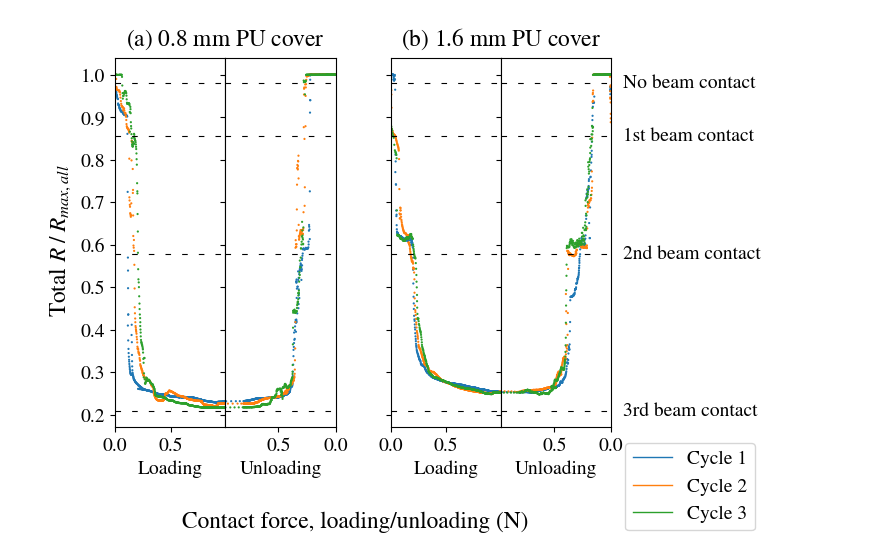
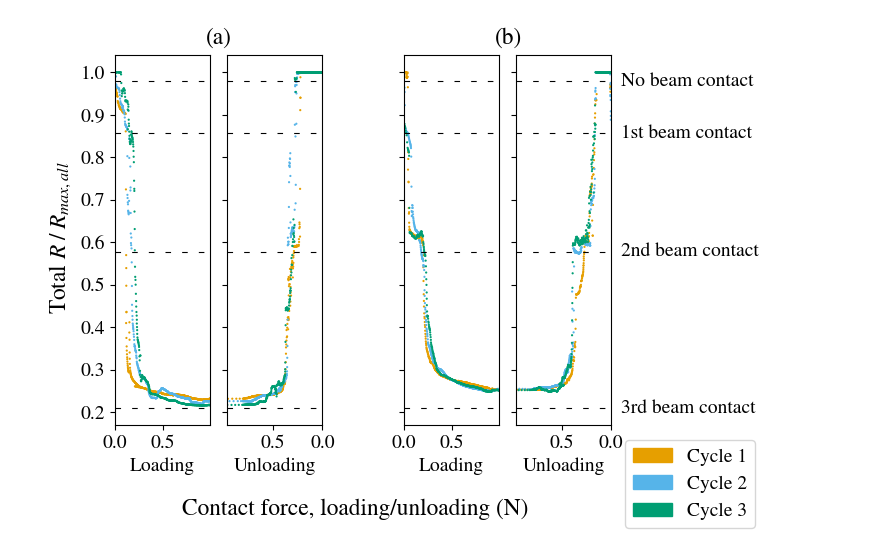
Before and after one commit to lrizvi/exported, a Jupyter notebook: plots/20_3beam_demo/20_3beam_demo.ipynb, the cells around one changed output. Saved outputs shown, nothing was run; the diff lists cells and outputs as text; code cells hidden in the pictures.

Commit message:
plot fixes

```diff
--- a/plots/20_3beam_demo/20_3beam_demo.ipynb
+++ b/plots/20_3beam_demo/20_3beam_demo.ipynb
@@ -4,7 +4,6 @@ import math, itertools, numpy as np, pandas as pd, pint_pandas, matplotlib as mp
 
 ureg    = pint_pandas.PintType.ureg # Consistent ureg between pint_pandas and declared values
 dtime_t = pd.to_timedelta(1, unit='s') # Multiplication/division converts deltatime values to float64 and vise-versa.
-palette = plt.rcParams['axes.prop_cycle'].by_key()['color'] # Pyplot standard color palette
 
 class dotdict(dict):
     '''dot.notation access to dictionary attributes'''
@@ -89,12 +88,12 @@ data  = [
     dotdict(
         mec_csv = '4.mec.3#2_thin 1N 2mms 0 2.csv',
         dmm_csv = '4.dmm.csv',
-        label   = '$0.8$ mm PU cover', # 'Device 3#2, flat, thin',
+        label   = '$0.8$ mm PU Cover', # 'Device 3#2, flat, thin',
     ),
     dotdict(
         mec_csv = '2.mec.3#2_flat 1N 2mms 0 2.csv',
         dmm_csv = '2.dmm.csv',
-        label   = '$1.6$ mm PU cover', # 'Device 3#2, flat',
+        label   = '$1.6$ mm PU Cover', # 'Device 3#2, flat',
     ),
 ]
 
@@ -129,6 +128,18 @@ for dat in data:
 mpl.rcParams['font.size']        = 14
 mpl.rcParams['font.family']      = 'STIXGeneral'
 mpl.rcParams['mathtext.fontset'] = 'stix'
+
+# palette = plt.rcParams['axes.prop_cycle'].by_key()['color']
+# Wong 2011 color blind accessible palette
+palette = [
+    '#E69F00',
+    '#56B4E9',
+    '#009E73',
+    # '#F0E442',
+    '#0072B2',
+    '#D55E00',
+    '#CC79A7',
+]
 
 fig, axes = plt.subplots(
     ncols=3 * len(data) - 1,
@@ -146,35 +157,35 @@ rexp = [
     (170.6 / rmax, '1st beam contact'),
     (115.2 / rmax, '2nd beam contact'),
     (041.8 / rmax, '3rd beam contact'),
 ]
 for r, label in rexp:
     for ax in axes:
         ax.axhline(r, color='black', lw=0.8, dashes=[5, 10])
     axes[-1].text(-0.1, r, label, verticalalignment='center')
 
 for dat, i in zip(data, itertools.count()):
     for loading, df in dat.dfdq.dropna().groupby('Loading'):
         for cycle, dff in df.groupby('Cycle'):
             ax = axes[loading + i * 3]
             ax.scatter(dff.Force, dff.ResNorm, marker='.', c=palette[cycle], edgecolor='none', s=10)
             ax.set_xlim(xmin=np.floor(dff.Force.min()), xmax=dff.Force.max())
 
             ax.set_xlabel('Loading')
             if loading:
                 ax.invert_xaxis()
-                ax.set_title(f'({chr(ord("a") + i)}) {dat.label}', x=0, y=1.01)
+                # ax.set_title(f'({chr(ord("a") + i)}) {dat.label}', x=0, y=1.01)
+                ax.set_title(f'({chr(ord("a") + i)})', x=-0.085, y=1.01)
                 ax.set_xlabel('Unloading')
 
 # fig.suptitle('Demonstrator response, device 3#2\n3 beams, 7.5 to 10 mm length, varied encapsulation')
-fig.supxlabel('Contact force, loading/unloading (N)', y=-0.11)
+fig.supxlabel('Contact force, loading/unloading (N)', y=-0.0875)
 fig.supylabel('Total $R\\;/\\;R_{max, all}$')
-fig.subplots_adjust(wspace=0, hspace=0)
 for ax in axes[2::3]:
     ax.set_visible(False)
 
-fig.legend([axes[0].plot(np.NaN, np.NaN, lw=1, color=palette[i])[0] for i in range(3)], [f'Cycle {i+1}' for i in range(3)], bbox_to_anchor=[1.14, -0.125], loc='lower right')#bbox_to_anchor=[0.3, 0.875], loc='upper center')
+fig.legend([plt.Rectangle((0,0),1,1, color=palette[i]) for i in range(3)], [f'Cycle {i+1}' for i in range(3)], bbox_to_anchor=[1.14, -0.125], loc='lower right')
 
 plt.savefig('plot.png', dpi=600, bbox_inches='tight')
 plt.show()
 # %% [output]
-[figure, old version]
+[figure, new version]
```
Also changed, not shown: 6 other files.
